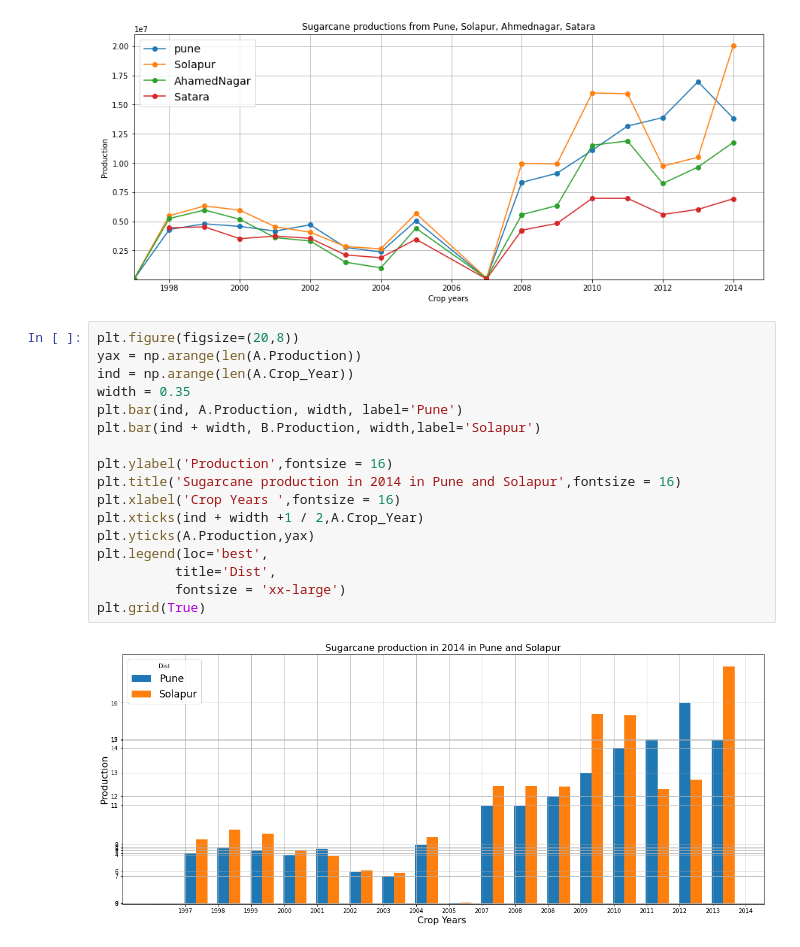
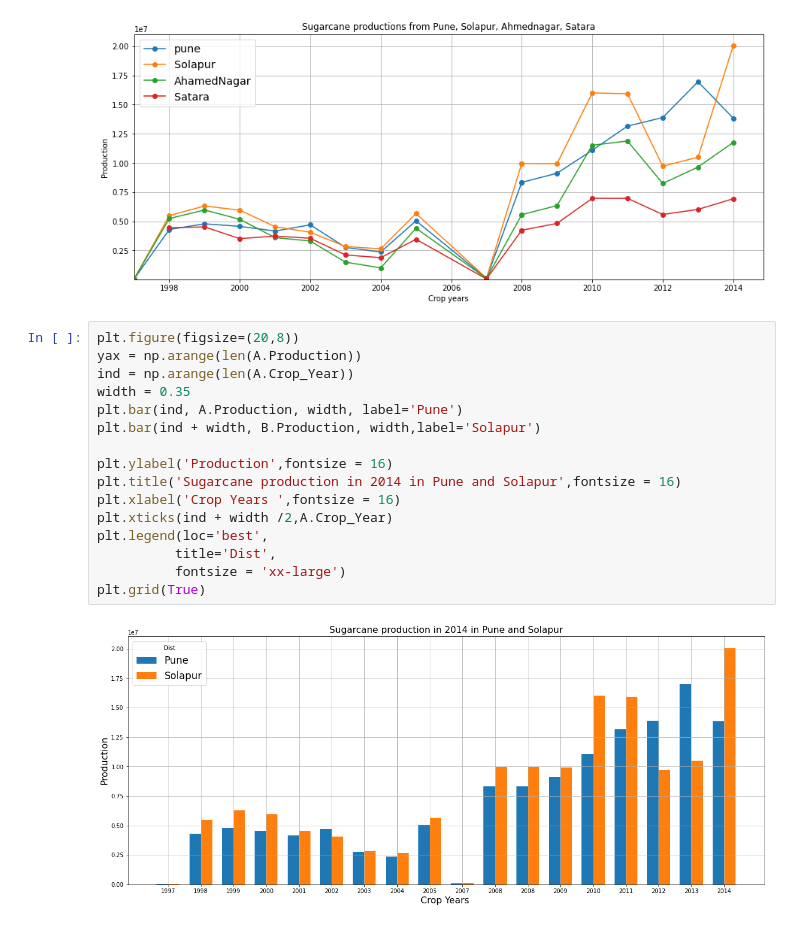
Before and after one commit to sanket9921/Graphs-of-Crops-and-their-poduction, a Jupyter notebook: Agriculture.ipynb, the cells around one changed output. Drawn from its saved outputs; the diff is of its cells as text.

```diff
--- a/Agriculture.ipynb
+++ b/Agriculture.ipynb
@@ -41,22 +54,21 @@ plt.legend(fontsize = 'x-large')
 # %%
 plt.figure(figsize=(20,8))
 yax = np.arange(len(A.Production))
 ind = np.arange(len(A.Crop_Year))
 width = 0.35
 plt.bar(ind, A.Production, width, label='Pune')
 plt.bar(ind + width, B.Production, width,label='Solapur')
 
 plt.ylabel('Production',fontsize = 16)
 plt.title('Sugarcane production in 2014 in Pune and Solapur',fontsize = 16)
 plt.xlabel('Crop Years ',fontsize = 16)
-plt.xticks(ind + width +1 / 2,A.Crop_Year)
-plt.yticks(A.Production,yax)
+plt.xticks(ind + width /2,A.Crop_Year)
 plt.legend(loc='best',
           title='Dist',
           fontsize = 'xx-large')
 plt.grid(True)
 # %% [output]
-[figure, old version]
+[figure, new version]
 # %%
 
 P=PUNE.groupby('Crop_Year').get_group(2014)
```
Also changed, not shown: parts of 4 cells of this notebook.
